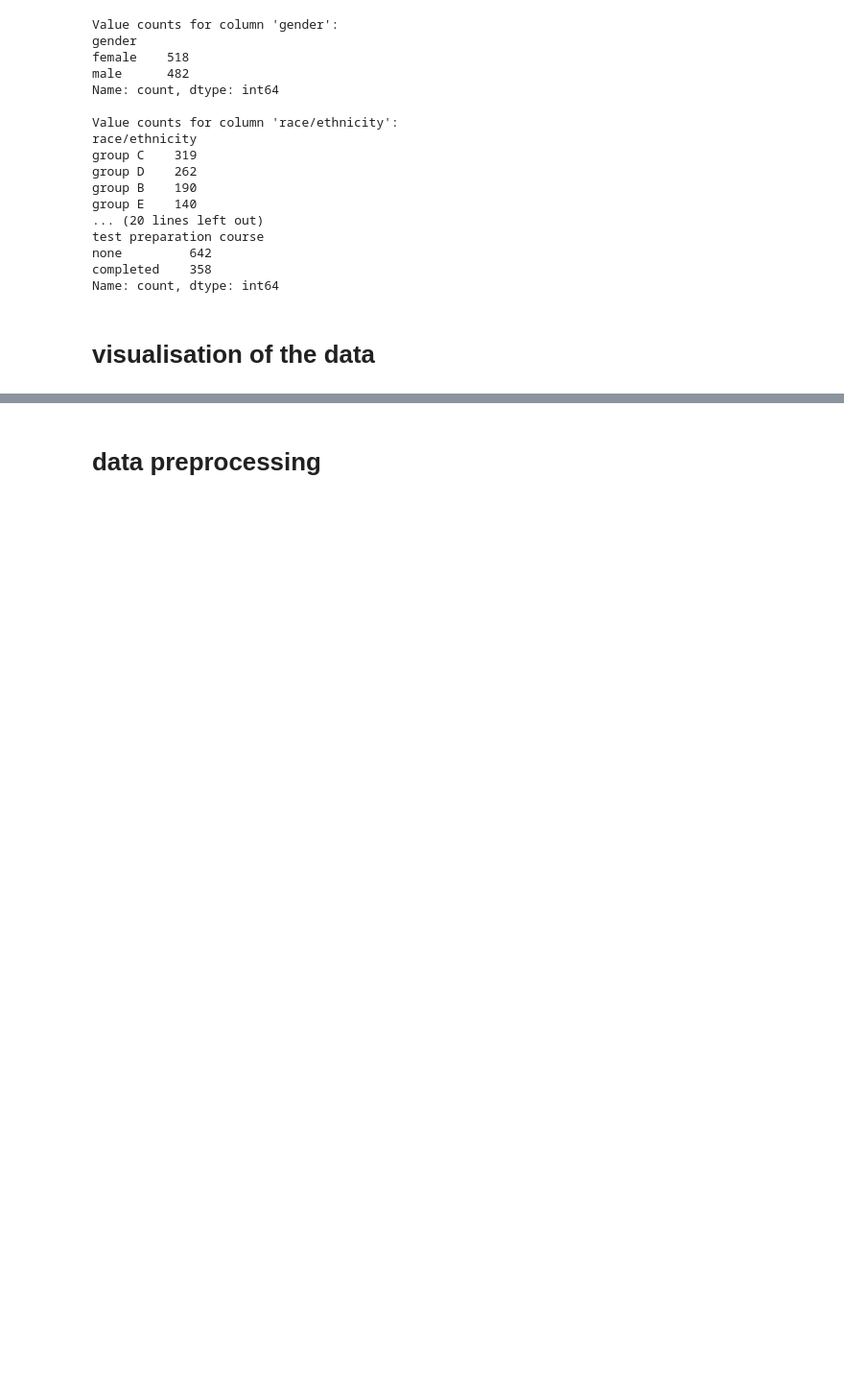
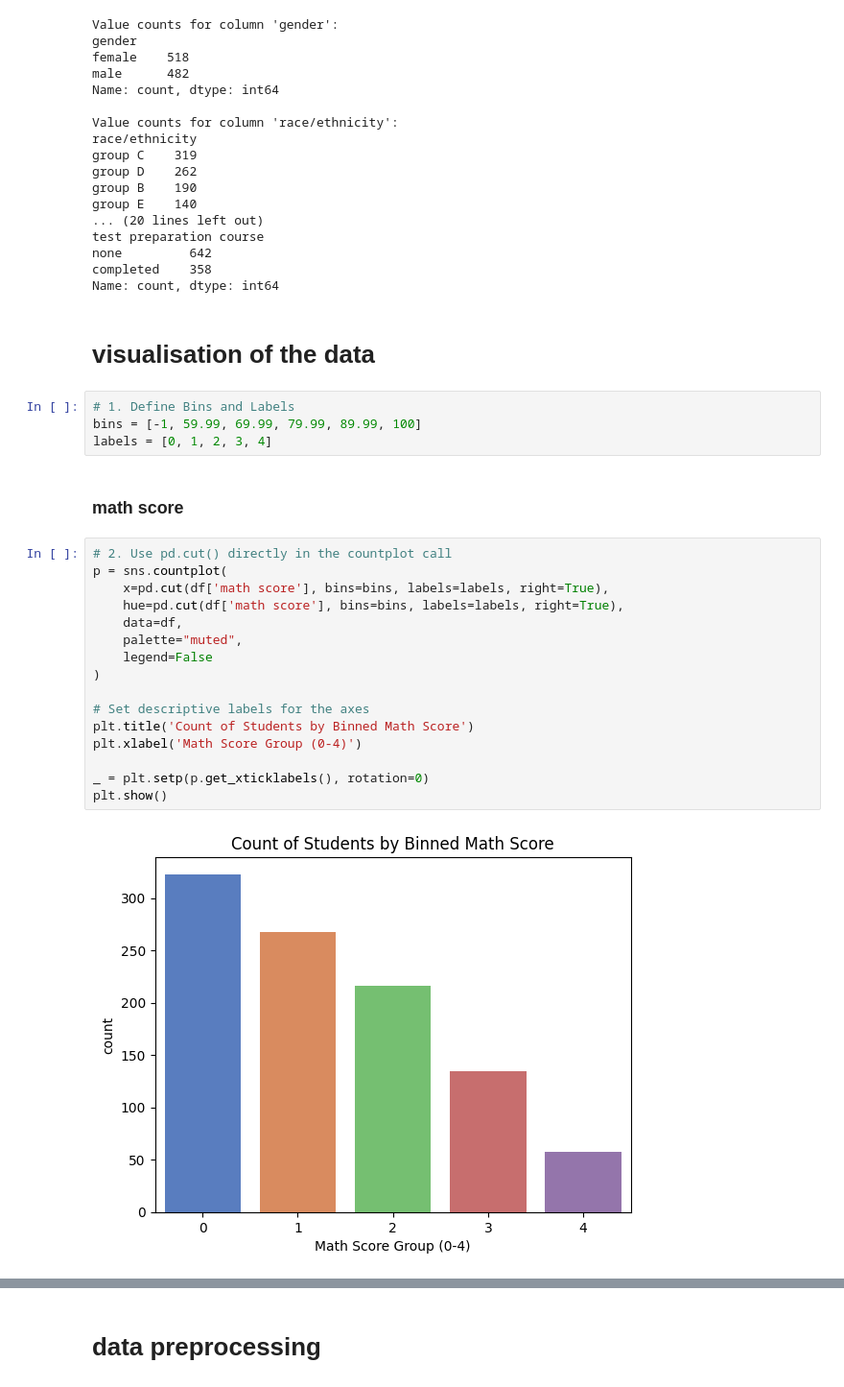
Before and after one commit to azurvane/Students_Performance_In_Exams, a Jupyter notebook: main.ipynb, the cells around one changed output, grey strips where cells are left out. Shown at 96% size. Saved outputs shown, nothing was run; the diff lists cells and outputs as text; blank space fills up the shorter version.

```diff
--- a/main.ipynb
+++ b/main.ipynb
@@ -114,3 +118,27 @@ completed    358
 Name: count, dtype: int64
 # %% [markdown]
 # visualisation of the data
+# %%
+# 1. Define Bins and Labels
+bins = [-1, 59.99, 69.99, 79.99, 89.99, 100]
+labels = [0, 1, 2, 3, 4]
+# %% [markdown]
+### math score
+# %%
+# 2. Use pd.cut() directly in the countplot call
+p = sns.countplot(
+    x=pd.cut(df['math score'], bins=bins, labels=labels, right=True),
+    hue=pd.cut(df['math score'], bins=bins, labels=labels, right=True),
+    data=df,
+    palette="muted",
+    legend=False
+)
+
+# Set descriptive labels for the axes
+plt.title('Count of Students by Binned Math Score')
+plt.xlabel('Math Score Group (0-4)')
+
+_ = plt.setp(p.get_xticklabels(), rotation=0)
+plt.show()
+# %% [output]
+[figure, added]
```
Also changed, not shown: parts of 37 cells of this notebook, 4 other files.
